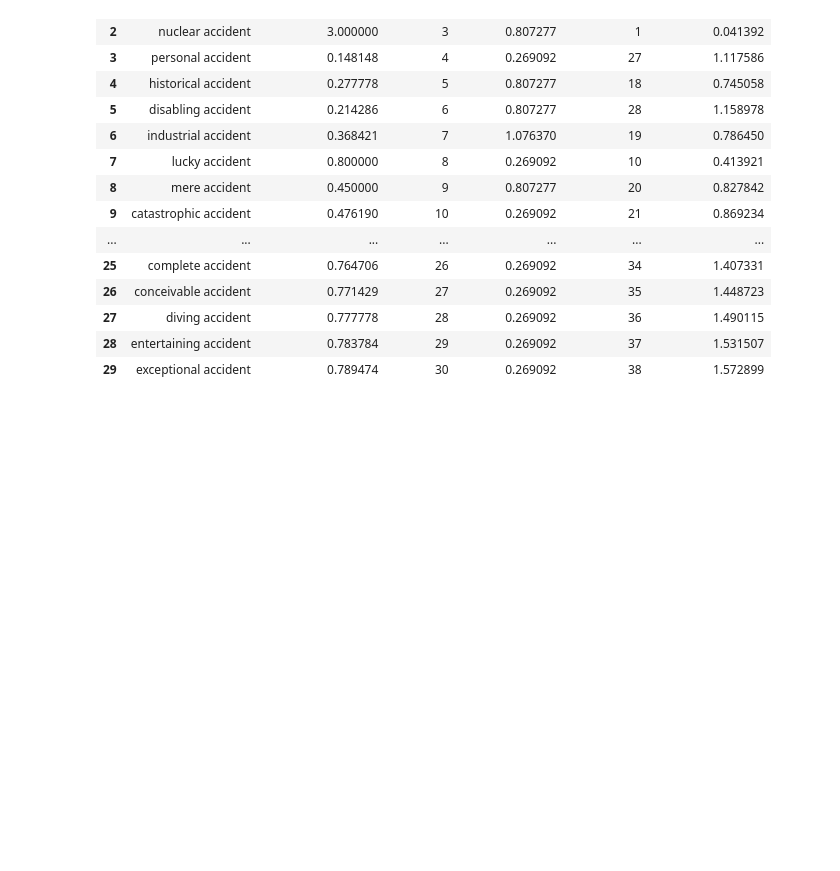
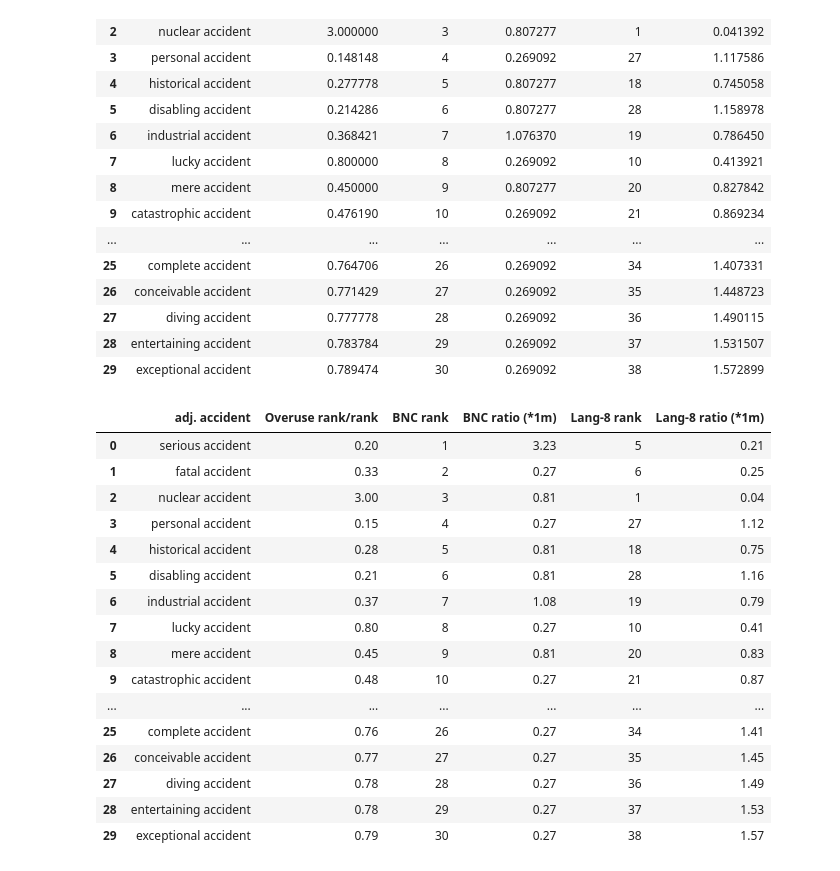
Before and after one commit to phogbinh/1111-nlp, a Jupyter notebook: hw3/hw3.ipynb, the cells around one changed output. Drawn from its saved outputs; the diff is of its cells as text; code cells hidden in the pictures; blank space fills up the shorter version.

Commit message:
[master] added rounding.

```diff
--- a/hw3/hw3.ipynb
+++ b/hw3/hw3.ipynb
@@ -244,3 +244,23 @@ frame_ptr.head(30)
 | 27 | diving accident | 0.777778 | 28 | 0.269092 | 36 | 1.490115 |
 | 28 | entertaining accident | 0.783784 | 29 | 0.269092 | 37 | 1.531507 |
 | 29 | exceptional accident | 0.789474 | 30 | 0.269092 | 38 | 1.572899 |
+# %%
+frame_ptr.round(2).head(30)
+# %% [output]
+|  | adj. accident | Overuse rank/rank | BNC rank | BNC ratio (*1m) | Lang-8 rank | Lang-8 ratio (*1m) |
+| 0 | serious accident | 0.20 | 1 | 3.23 | 5 | 0.21 |
+| 1 | fatal accident | 0.33 | 2 | 0.27 | 6 | 0.25 |
+| 2 | nuclear accident | 3.00 | 3 | 0.81 | 1 | 0.04 |
+| 3 | personal accident | 0.15 | 4 | 0.27 | 27 | 1.12 |
+| 4 | historical accident | 0.28 | 5 | 0.81 | 18 | 0.75 |
+| 5 | disabling accident | 0.21 | 6 | 0.81 | 28 | 1.16 |
+| 6 | industrial accident | 0.37 | 7 | 1.08 | 19 | 0.79 |
+| 7 | lucky accident | 0.80 | 8 | 0.27 | 10 | 0.41 |
+| 8 | mere accident | 0.45 | 9 | 0.81 | 20 | 0.83 |
+| 9 | catastrophic accident | 0.48 | 10 | 0.27 | 21 | 0.87 |
+| ... | ... | ... | ... | ... | ... | ... |
+| 25 | complete accident | 0.76 | 26 | 0.27 | 34 | 1.41 |
+| 26 | conceivable accident | 0.77 | 27 | 0.27 | 35 | 1.45 |
+| 27 | diving accident | 0.78 | 28 | 0.27 | 36 | 1.49 |
+| 28 | entertaining accident | 0.78 | 29 | 0.27 | 37 | 1.53 |
+| 29 | exceptional accident | 0.79 | 30 | 0.27 | 38 | 1.57 |
```
Also changed, not shown: parts of 2 cells of this notebook.
